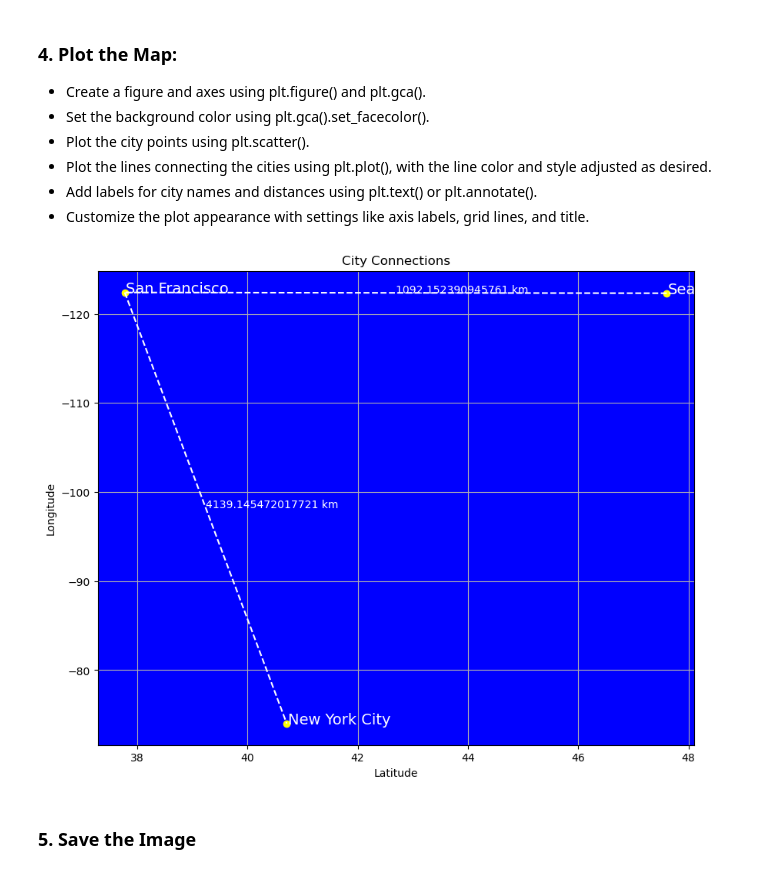
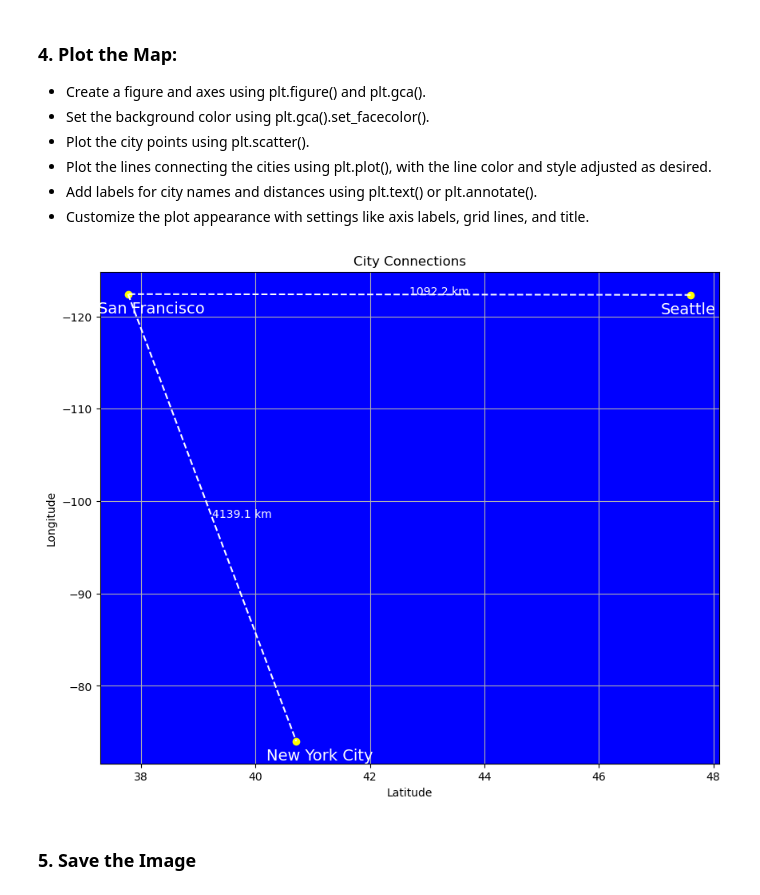
Before and after one commit to UlrikeDetective/maps, a Jupyter notebook: app/map_pointsV02/app.ipynb, the cells around one changed output. Cells and saved outputs as stored; diff of their text form; code cells hidden in the pictures.

```diff
--- a/app/map_pointsV02/app.ipynb
+++ b/app/map_pointsV02/app.ipynb
@@ -25,6 +25,8 @@ for i in range(len(cities) - 1):
     city1_coords = cities[i][1]
     city2_coords = cities[i + 1][1]
     distance = geopy.distance.distance(city1_coords, city2_coords).km
+    # Round the distance to one decimal place
+    distance = round(distance, 1)
     distances.append(distance)
 # %% [markdown]
 ### 4. Plot the Map:
@@ -38,29 +40,28 @@ for i in range(len(cities) - 1):
 # %%
 plt.figure(figsize=(10, 8))
 ax = plt.gca()
 ax.set_facecolor("blue")  # Change background color to blue
 
 x_coords = [city[1][0] for city in cities]
 y_coords = [city[1][1] for city in cities]
 plt.scatter(x_coords, y_coords, color="yellow", marker="o")
 
 for i in range(len(cities) - 1):
     plt.plot([x_coords[i], x_coords[i + 1]], [y_coords[i], y_coords[i + 1]], color="white", linestyle="--")
     plt.text((x_coords[i] + x_coords[i + 1]) / 2, (y_coords[i] + y_coords[i + 1]) / 2, f"{distances[i]} km", color="white")
 
-# Add city names next to the points
+# Add city names next to the points with larger font size
 for city, coords in cities:
-    plt.text(coords[0] + 0.02, coords[1] + 0.02, city, color="white", fontsize=14)
+    plt.text(coords[0] - 0.52, coords[1] + 2.02, city, color="white", fontsize=14)
 
 plt.xlabel("Latitude")
 plt.ylabel("Longitude")
-
 plt.gca().invert_yaxis()  # This line inverts the y-axis
 plt.title("City Connections")
 plt.grid(True)
 plt.show()
 # %% [output]
-[figure, old version]
+[figure, new version]
 # %% [markdown]
 ### 5. Save the Image
 # %%
```
